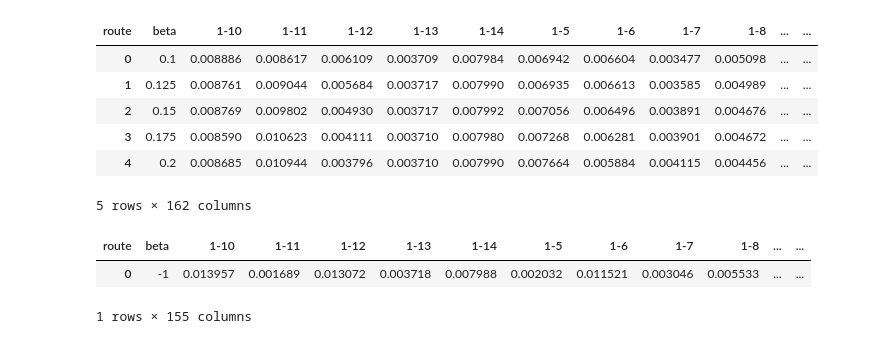
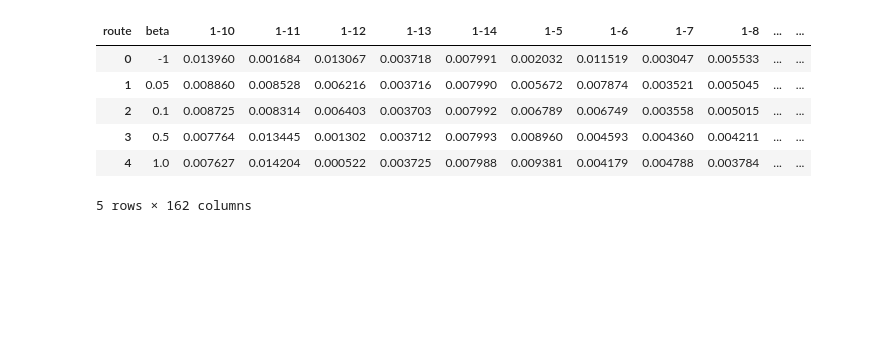
Before and after one commit to transp-or/pedestrian-control-simulator, a Jupyter notebook: src/main/python/parrallel-coords.ipynb, the cells around one changed output. Saved outputs shown, nothing was run; the diff lists cells and outputs as text; code cells hidden in the pictures; blank space fills up the shorter version.

Commit message:
changed path size comoputation

```diff
--- a/src/main/python/parrallel-coords.ipynb
+++ b/src/main/python/parrallel-coords.ipynb
@@ -6,32 +7,30 @@ import scipy.spatial
 # %%
 df = pd.read_csv('../../../piw-route-choice-varying-beta_routes_usage.csv')
 df = df.set_index("route")
 #df = df.drop(columns=["route"])
 df = df.transpose()
 #df = df.loc[:, (df.mean(axis=0) > 0.005)]
 df = df.reset_index()
 df = df.rename(columns={'index':"beta"})
+df.at[0,'beta'] = -1
+#df = df.drop(index=[2,3])
 df.head()
 # %% [output]
 | route | beta | 1-10 | 1-11 | 1-12 | 1-13 | 1-14 | 1-5 | 1-6 | 1-7 | 1-8 | ... | ... |
-| 0 | 0.1 | 0.008886 | 0.008617 | 0.006109 | 0.003709 | 0.007984 | 0.006942 | 0.006604 | 0.003477 | 0.005098 | ... | ... |
-| 1 | 0.125 | 0.008761 | 0.009044 | 0.005684 | 0.003717 | 0.007990 | 0.006935 | 0.006613 | 0.003585 | 0.004989 | ... | ... |
-| 2 | 0.15 | 0.008769 | 0.009802 | 0.004930 | 0.003717 | 0.007992 | 0.007056 | 0.006496 | 0.003891 | 0.004676 | ... | ... |
-| 3 | 0.175 | 0.008590 | 0.010623 | 0.004111 | 0.003710 | 0.007980 | 0.007268 | 0.006281 | 0.003901 | 0.004672 | ... | ... |
-| 4 | 0.2 | 0.008685 | 0.010944 | 0.003796 | 0.003710 | 0.007990 | 0.007664 | 0.005884 | 0.004115 | 0.004456 | ... | ... |
+| 0 | -1 | 0.013960 | 0.001684 | 0.013067 | 0.003718 | 0.007991 | 0.002032 | 0.011519 | 0.003047 | 0.005533 | ... | ... |
+| 1 | 0.05 | 0.008860 | 0.008528 | 0.006216 | 0.003716 | 0.007990 | 0.005672 | 0.007874 | 0.003521 | 0.005045 | ... | ... |
+| 2 | 0.1 | 0.008725 | 0.008314 | 0.006403 | 0.003703 | 0.007992 | 0.006789 | 0.006749 | 0.003558 | 0.005015 | ... | ... |
+| 3 | 0.5 | 0.007764 | 0.013445 | 0.001302 | 0.003712 | 0.007993 | 0.008960 | 0.004593 | 0.004360 | 0.004211 | ... | ... |
+| 4 | 1.0 | 0.007627 | 0.014204 | 0.000522 | 0.003725 | 0.007988 | 0.009381 | 0.004179 | 0.004788 | 0.003784 | ... | ... |
 5 rows × 162 columns
 # %%
-df_ref = pd.read_csv('../../../piw-route-choice-shortest-path_routes_usage.csv')
-df_ref = df_ref.set_index('route')
-#df_ref = df_ref.drop(columns=["route"])
-df_ref = df_ref.transpose()
-#df_ref = df_ref.loc[:, (df_ref.max(axis=0) > 0.005)]
-df_ref = df_ref.reset_index()
-df_ref = df_ref.rename(columns={'index':"beta"})
-df_ref = df_ref.drop(index=[1])
-df_ref.head()
+#df_ref = pd.read_csv('../../../piw-route-choice-shortest-path_routes_usage.csv')
+#df_ref = df_ref.set_index('route')
+##df_ref = df_ref.drop(columns=["route"])
+#df_ref = df_ref.transpose()
+##df_ref = df_ref.loc[:, (df_ref.max(axis=0) > 0.005)]
+#df_ref = df_ref.reset_index()
+#df_ref = df_ref.rename(columns={'index':"beta"})
+#df_ref = df_ref.drop(index=[1])
+#df_ref.head()
-# %% [output]
-| route | beta | 1-10 | 1-11 | 1-12 | 1-13 | 1-14 | 1-5 | 1-6 | 1-7 | 1-8 | ... | ... |
-| 0 | -1 | 0.013957 | 0.001689 | 0.013072 | 0.003718 | 0.007988 | 0.002032 | 0.011521 | 0.003046 | 0.005533 | ... | ... |
-1 rows × 155 columns
 # %%
```
Also changed, not shown: parts of 6 cells of this notebook, 14 other files.
